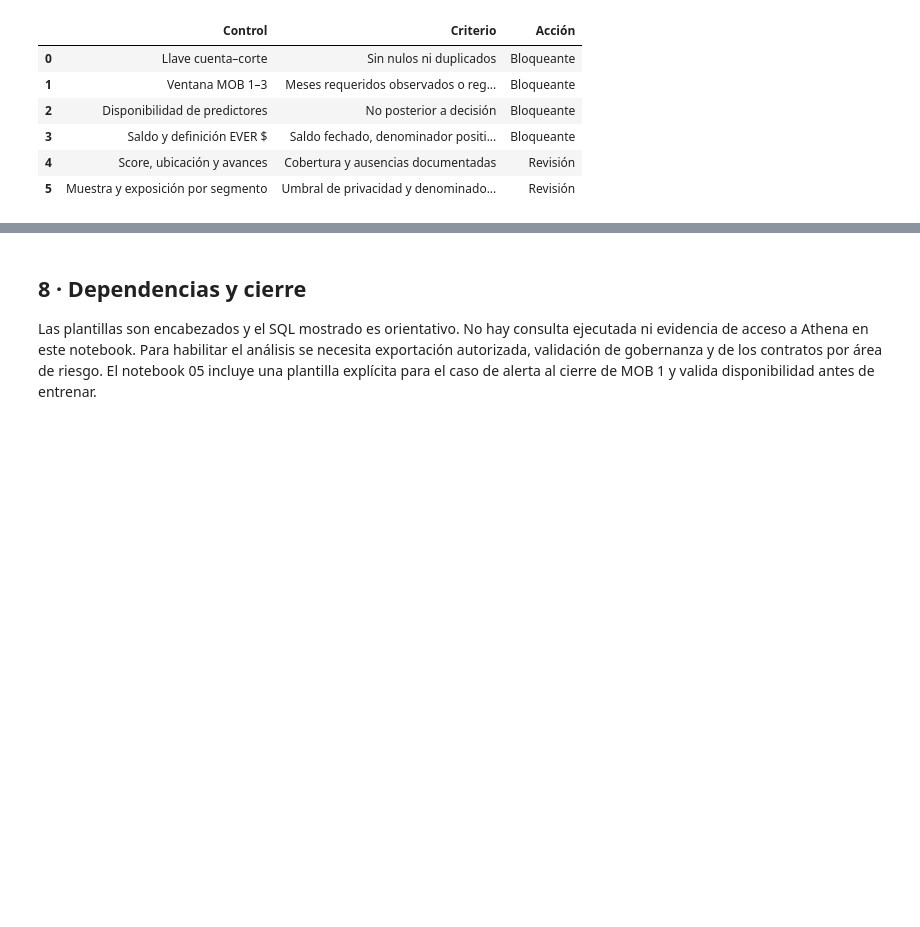
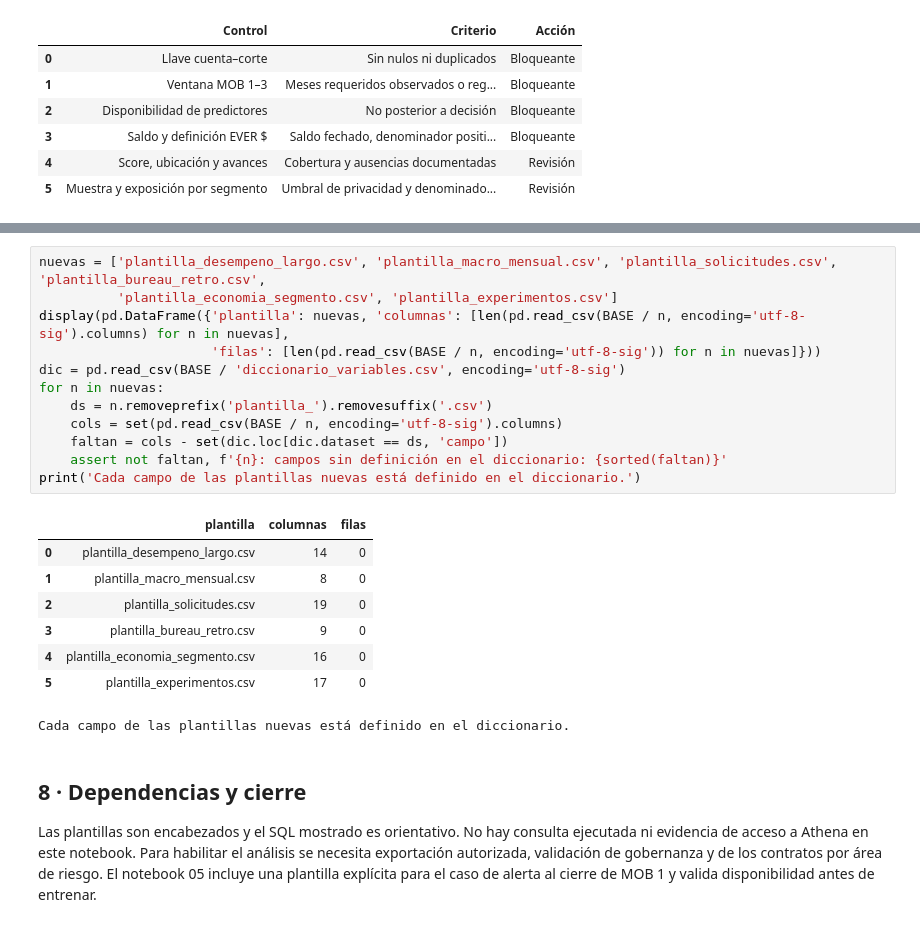
Before and after one commit to Jose85100/Portafolio, a Jupyter notebook: 03-financial-risk/01-credit-risk/credit-vintage-snapshot-lab/06_diccionario_y_sql_athena.ipynb, the cells around one changed output, grey strips where cells are left out. Saved outputs shown, nothing was run; the diff lists cells and outputs as text; blank space fills up the shorter version.

```diff
--- a/03-financial-risk/01-credit-risk/credit-vintage-snapshot-lab/06_diccionario_y_sql_athena.ipynb
+++ b/03-financial-risk/01-credit-risk/credit-vintage-snapshot-lab/06_diccionario_y_sql_athena.ipynb
@@ -217,3 +279,24 @@ display(checks)
+# %%
+nuevas = ['plantilla_desempeno_largo.csv', 'plantilla_macro_mensual.csv', 'plantilla_solicitudes.csv', 'plantilla_bureau_retro.csv',
+          'plantilla_economia_segmento.csv', 'plantilla_experimentos.csv']
+display(pd.DataFrame({'plantilla': nuevas, 'columnas': [len(pd.read_csv(BASE / n, encoding='utf-8-sig').columns) for n in nuevas],
+                      'filas': [len(pd.read_csv(BASE / n, encoding='utf-8-sig')) for n in nuevas]}))
+dic = pd.read_csv(BASE / 'diccionario_variables.csv', encoding='utf-8-sig')
+for n in nuevas:
+    ds = n.removeprefix('plantilla_').removesuffix('.csv')
+    cols = set(pd.read_csv(BASE / n, encoding='utf-8-sig').columns)
+    faltan = cols - set(dic.loc[dic.dataset == ds, 'campo'])
+    assert not faltan, f'{n}: campos sin definición en el diccionario: {sorted(faltan)}'
+print('Cada campo de las plantillas nuevas está definido en el diccionario.')
+# %% [output]
+|  | plantilla | columnas | filas |
+| 0 | plantilla_desempeno_largo.csv | 14 | 0 |
+| 1 | plantilla_macro_mensual.csv | 8 | 0 |
+| 2 | plantilla_solicitudes.csv | 19 | 0 |
+| 3 | plantilla_bureau_retro.csv | 9 | 0 |
+| 4 | plantilla_economia_segmento.csv | 16 | 0 |
+| 5 | plantilla_experimentos.csv | 17 | 0 |
+Cada campo de las plantillas nuevas está definido en el diccionario.
 # %% [markdown]
 ## 8 · Dependencias y cierre
 
```
Also changed, not shown: parts of 4 cells of this notebook, 25 other files.
